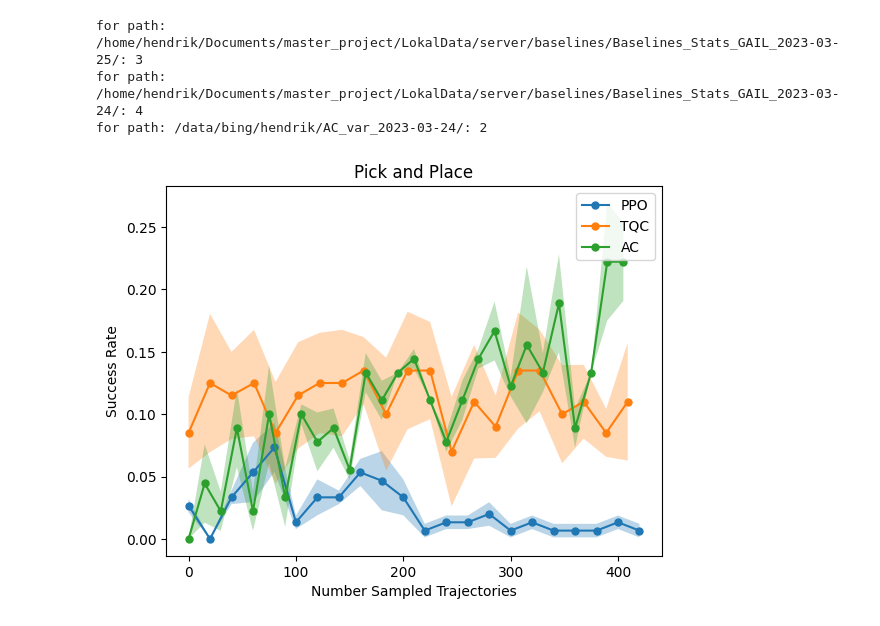
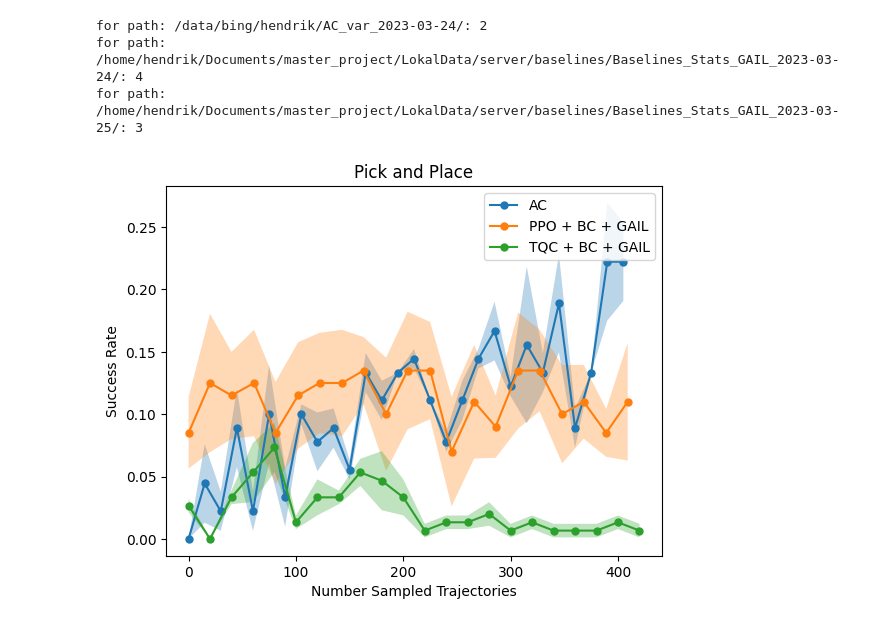
Before and after one commit to ReliableTree/ActiveCritic, a Jupyter notebook: src/active_critic/analyze_stats/400_eps/4/PickPlace.ipynb, the cells around one changed output. Saved outputs shown, nothing was run; the diff lists cells and outputs as text; code cells hidden in the pictures.

```diff
--- a/src/active_critic/analyze_stats/400_eps/4/PickPlace.ipynb
+++ b/src/active_critic/analyze_stats/400_eps/4/PickPlace.ipynb
@@ -1,29 +1,29 @@
 # %%
 from active_critic.analyze_stats.analyze_stats import make_plot
 
 AC_path = '/data/bing/hendrik/AC_var_2023-03-24/'
 AC_include = ['pickplace linear critic tiny planner trainin eps: 405 opt mode: actor+plan demonstrations: 4, im_ph:False, training_episodes: 15, min critic: 5e-05, wd: 0.1, val_every: 8000', 'statsoptimized']
 AC_exclude = []
 
 TQC_path = '/home/hendrik/Documents/master_project/LokalData/server/baselines/Baselines_Stats_GAIL_2023-03-25/'
 include_TQC = ['TQC_GAIL_pickplace_lr_1e-07_demonstrations_4', 'learner']
 exclude_TQC = []
 
 PPO_path = '/home/hendrik/Documents/master_project/LokalData/server/baselines/Baselines_Stats_GAIL_2023-03-24/'
 include_PPO = ['PPO_GAIL_pickplace_lr_1e-05_demonstrations_4', 'learner']
 exclude_PPO = []
 
 make_plot(
-    paths=[TQC_path, PPO_path, AC_path],
-    includes=[include_TQC, include_PPO, AC_include],
-    excludes=[exclude_TQC, exclude_PPO, AC_exclude],
-    names=['PPO', 'TQC', 'AC', 'AC non'],
+    paths=[AC_path, PPO_path, TQC_path],
+    includes=[AC_include, include_PPO, include_TQC],
+    excludes=[AC_exclude, exclude_PPO, exclude_TQC],
+    names=['AC', 'PPO + BC + GAIL', 'TQC + BC + GAIL', 'RPPO + BC'],
     plot_name='Pick and Place',
     save_path = None,
     plot_closest=False
     )
 # %% [output]
+for path: /data/bing/hendrik/AC_var_2023-03-24/: 2
+for path: /home/hendrik/Documents/master_project/LokalData/server/baselines/Baselines_Stats_GAIL_2023-03-24/: 4
 for path: /home/hendrik/Documents/master_project/LokalData/server/baselines/Baselines_Stats_GAIL_2023-03-25/: 3
-for path: /home/hendrik/Documents/master_project/LokalData/server/baselines/Baselines_Stats_GAIL_2023-03-24/: 4
-for path: /data/bing/hendrik/AC_var_2023-03-24/: 2
-[figure, old version]
+[figure, new version]
```
Also changed, not shown: 1 other file.
